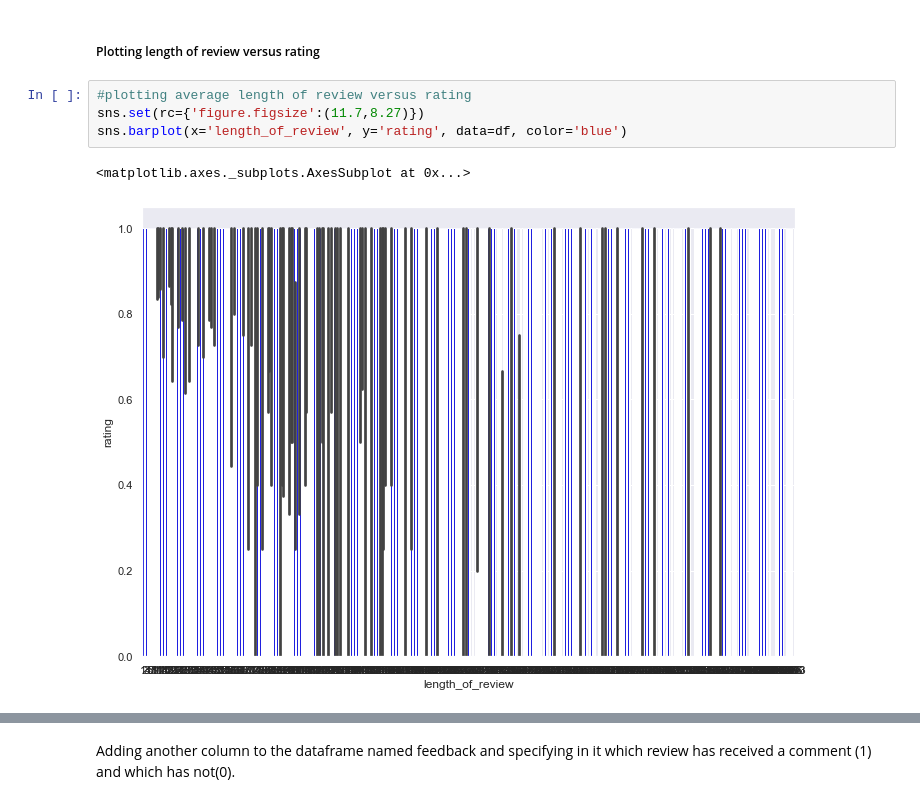
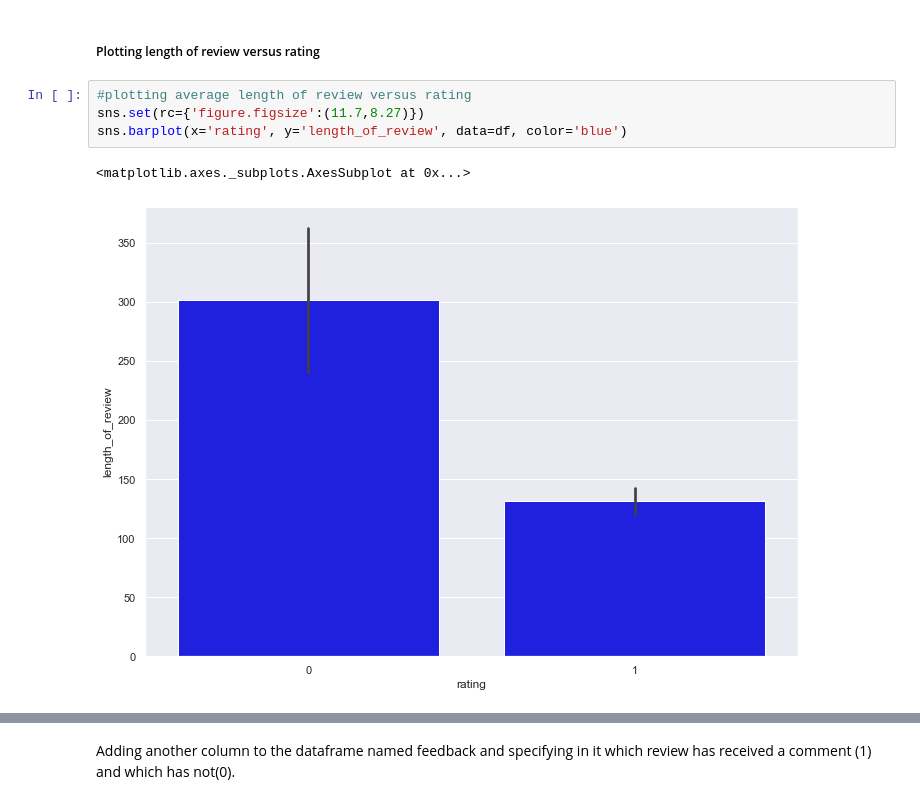
Before and after one commit to kavehamini/Amazon-Review-Analysis-JBL-Charge-4-Speaker-Sentiment-Analysis-NLP, a Jupyter notebook: Sentiment Analysis of Amazon reviews for JBL Speaker.ipynb, the cells around one changed output, grey strips where cells are left out. Saved outputs shown, nothing was run; the diff lists cells and outputs as text.

```diff
--- a/Sentiment Analysis of Amazon reviews for JBL Speaker.ipynb
+++ b/Sentiment Analysis of Amazon reviews for JBL Speaker.ipynb
@@ -227,7 +227,7 @@ py.iplot(fig)
 # %%
 #plotting average length of review versus rating
 sns.set(rc={'figure.figsize':(11.7,8.27)})
-sns.barplot(x='length_of_review', y='rating', data=df, color='blue')
+sns.barplot(x='rating', y='length_of_review', data=df, color='blue')
 # %% [output]
 <matplotlib.axes._subplots.AxesSubplot at 0x...>
-[figure, old version]
+[figure, new version]
```
Also changed, not shown: parts of 2 cells of this notebook.
